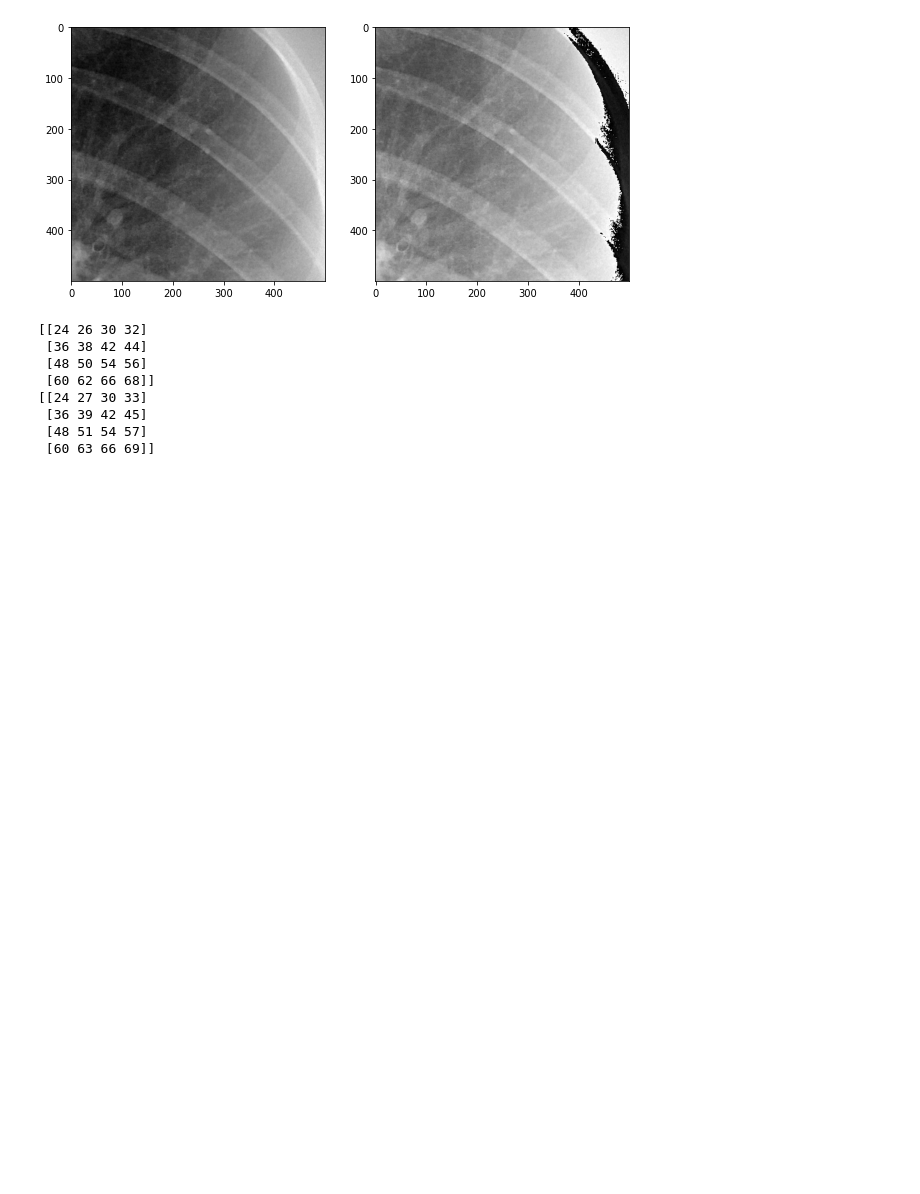
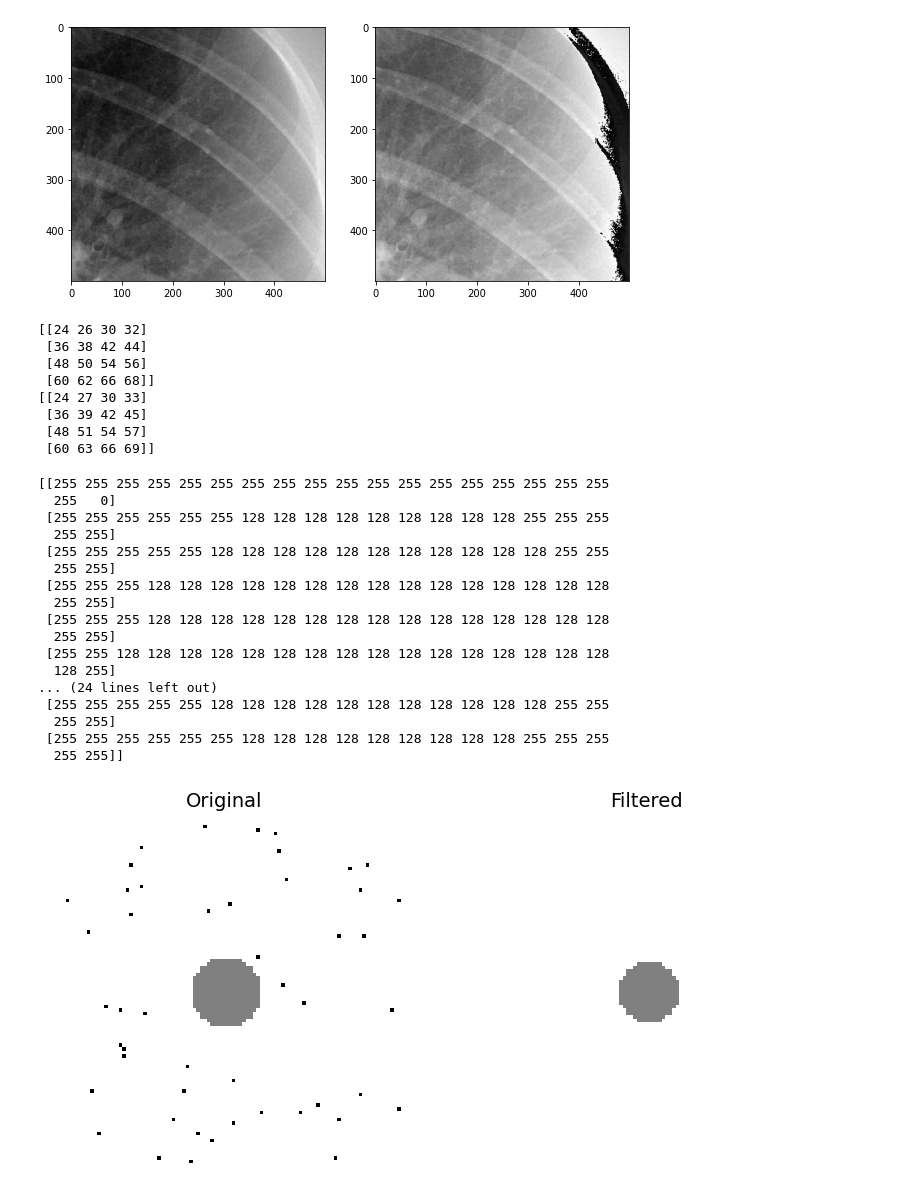
Before and after one commit to nicolaromano/BIA4, a Jupyter notebook: Lectures/04 - Filters/Lecture4 - images.ipynb, the cells around one changed output. Drawn from its saved outputs; the diff is of its cells as text; code cells hidden in the pictures; blank space fills up the shorter version.

Commit message:
Added code for quiz image

```diff
--- a/Lectures/04 - Filters/Lecture4 - images.ipynb
+++ b/Lectures/04 - Filters/Lecture4 - images.ipynb
@@ -356,3 +356,57 @@ print(convolve(im1+im2, kernel, mode="constant"))
  [36 39 42 45]
  [48 51 54 57]
  [60 63 66 69]]
+# %%
+from skimage import img_as_ubyte
+
+img = np.zeros((100, 100))
+
+# Add some random speckles
+n_speckles = 50
+
+for i in range(n_speckles):
+    x = np.random.randint(0, 100)
+    y = np.random.randint(0, 100)
+    img[x, y] = 1
+
+# Add a circle of radius 10
+x, y = np.ogrid[:100, :100]
+mask = (x - 50)**2 + (y - 50)**2 < 10**2
+img[mask] = 0.5
+
+img = 1-img
+img = img_as_ubyte(img)
+# Apply a 3x3 max filter
+from skimage.filters.rank import maximum
+
+img_max = maximum(img, np.ones((3, 3)))
+
+print(img[40:60,40:60])
+
+fig, ax = plt.subplots(1, 2, figsize=(10, 5))
+ax[0].imshow(img, cmap="gray", vmin=0, vmax=255)
+ax[1].imshow(img_max, cmap="gray", vmin=0, vmax=255)
+ax[0].axis("off")
+ax[1].axis("off")
+ax[0].set_title("Original", fontsize=14)
+ax[1].set_title("Filtered", fontsize=14)
+plt.show()
+# %% [output]
+[[255 255 255 255 255 255 255 255 255 255 255 255 255 255 255 255 255 255
+  255   0]
+ [255 255 255 255 255 255 128 128 128 128 128 128 128 128 128 255 255 255
+  255 255]
+ [255 255 255 255 255 128 128 128 128 128 128 128 128 128 128 128 255 255
+  255 255]
+ [255 255 255 128 128 128 128 128 128 128 128 128 128 128 128 128 128 128
+  255 255]
+ [255 255 255 128 128 128 128 128 128 128 128 128 128 128 128 128 128 128
+  255 255]
+ [255 255 128 128 128 128 128 128 128 128 128 128 128 128 128 128 128 128
+  128 255]
+... (24 lines left out)
+ [255 255 255 255 255 128 128 128 128 128 128 128 128 128 128 128 255 255
+  255 255]
+ [255 255 255 255 255 255 128 128 128 128 128 128 128 128 128 255 255 255
+  255 255]]
+[figure, added]
```
